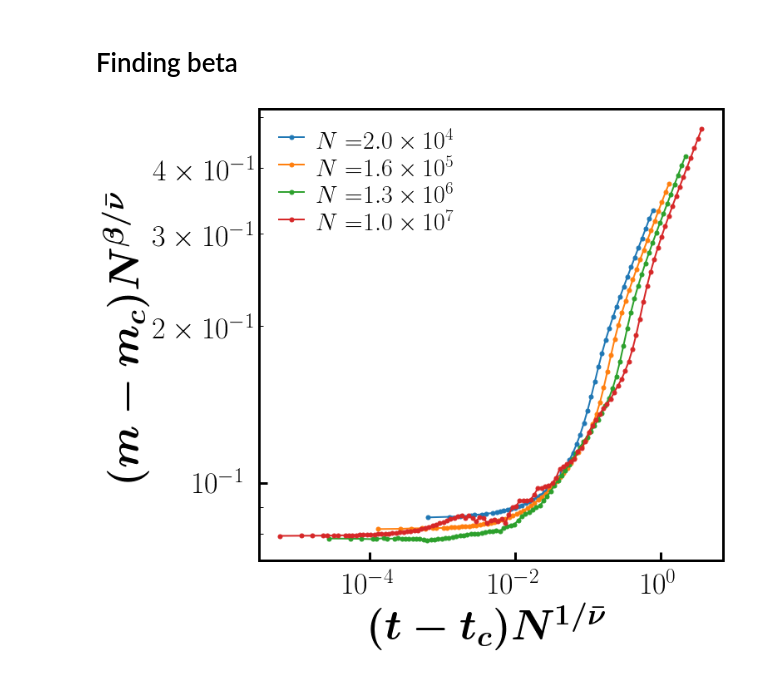
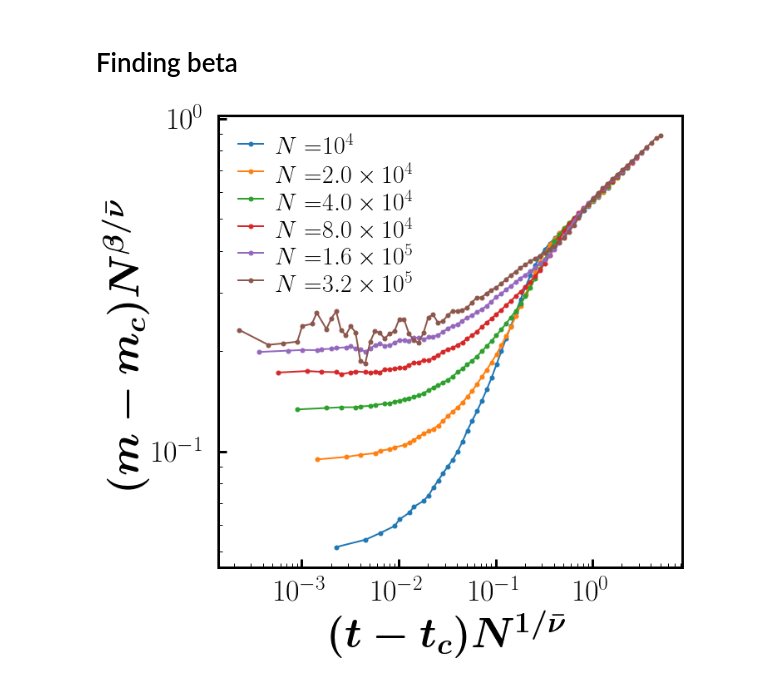
Before and after one commit to hoyunchoi/mBFW, a Jupyter notebook: src/exponents.ipynb, the cells around one changed output. Drawn from its saved outputs; the diff is of its cells as text; code cells hidden in the pictures.

```diff
--- a/src/exponents.ipynb
+++ b/src/exponents.ipynb
@@ -15,11 +15,12 @@ time = {}
 points = {}
 #* ---------------------------------------------------------
 orderParameter = {}
+netOrderParameter = {}
+singleOrderParameter = {}
 meanClusterSize = {}
 orderParameterVariance = {}
+netOrderParameterVariance = {}
 interEventTime = {}
-netOrderParameter = {}
-singleOrderParameter = {}
 #* ---------------------------------------------------------
 orderParameterDist_t = {}
 orderParameterDist = {}
@@ -29,21 +30,24 @@ clusterSizeDist = {}
 interEventTime_orderParameter = {}
 # %%
 # for networkSize in networkSizeList:
-for networkSize in [20000, 160000, 1280000, 10240000]:
+for networkSize in [10000, 20000, 40000, 80000, 160000, 320000]:
+# for networkSize in [10240000]:
     time[networkSize] = np.arange(0.0, 1.0, 1/networkSize)
     # for acceptanceThreshold in acceptanceThresholdList:
     for acceptanceThreshold in [0.5]:
         current = networkSize, acceptanceThreshold
-        points[current] = rd.readPoints(networkSize, acceptanceThreshold)
+        # points[current] = rd.readPoints(networkSize, acceptanceThreshold)
         #* -------------------------------------------------------
         orderParameter[current] = rd.read("orderParameter", networkSize, acceptanceThreshold)
         meanClusterSize[current] = rd.read("meanClusterSize", networkSize, acceptanceThreshold)
         orderParameterVariance[current] = rd.read("orderParameterVariance", networkSize, acceptanceThreshold)
         # interEventTime[current] = rd.read("interEventTime", networkSize, acceptanceThreshold)
         netOrderParameter[current] = {}
+        netOrderParameterVariance[current] = {}
         for state in ["sub", "super"]:
             netOrderParameter[current][state] = rd.read("netOrderParameter", networkSize, acceptanceThreshold, state)
-        singleOrderParameter[current] = rd.read("singleOrderParameter", networkSize, acceptanceThreshold)
+            netOrderParameterVariance[current][state] = rd.read("netOrderParameterVariance", networkSize, acceptanceThreshold, state)
+        # singleOrderParameter[current] = rd.read("singleOrderParameter", networkSize, acceptanceThreshold)
         #* ---------------------------------------------------------
         # orderParameterDist_t[current] = rd.extractRepeater("orderParameterDist", networkSize, acceptanceThreshold)
         # for t in orderParameterDist_t[current]:
@@ -163,41 +169,43 @@ Gamma: 10.0, nu_bar: 10
 # %%
 fig, ax = plt.subplots()
 ax.set_rasterized(True)
 
 acceptanceThreshold = 0.5
-t_c = 0.931
-m_c = 0.81
+t_c = 0.93
+m_c = 0.75
 
-x = 0.058
-nu_bar = 4
+x = 0.1
+nu_bar = 3.0
 beta = x * nu_bar
 
 def plotTOP(scaled):
-    for networkSize in [20000, 160000, 1280000, 10240000]:
+    for networkSize in [10000, 20000, 40000, 80000, 160000, 320000]:
         current = networkSize, acceptanceThreshold
         net_t, net_op = netOrderParameter[current]["super"]
-        reduced_t, reduced_op = net_t - t_c*networkSize, net_op-m_c
-        reduced_t, reduced_op = avgLogBin(reduced_t[reduced_t>0], reduced_op[reduced_t > 0], delta_exponent=0.05)
+        reduced_t, reduced_op = net_t - t_c * networkSize, net_op - m_c
+        reduced_t, reduced_op = reduced_t[reduced_t > 0], reduced_op[reduced_t > 0]
+        reduced_t, reduced_op = avgLogBin(reduced_t[reduced_op > 0], reduced_op[reduced_op > 0], delta_exponent=0.05)
+        # print(reduced_t[0] + t_c * networkSize)
         reduced_t /= networkSize
 
-
         if scaled:
-            ax.plot(reduced_t * np.power(networkSize, 1.0/nu_bar), reduced_op * np.power(networkSize, x), 'o-', label=latex_string("N=") + latex_sci(networkSize, 1), linewidth=2, markersize=5)
+            ax.plot(reduced_t * np.power(networkSize, 1.0 / nu_bar), reduced_op * np.power(networkSize, x), 'o-', label=latex_string("N=") + latex_sci(networkSize, 1), linewidth=2, markersize=5)
         else:
-            ax.plot(reduced_t , reduced_op, 'o-', label=latex_string("N=") + latex_sci(networkSize, 1), linewidth=2, markersize=5)
+            ax.plot(reduced_t, reduced_op, 'o-', label=latex_string("N=") + latex_sci(networkSize, 1), linewidth=2, markersize=5)
     ax.set_xscale('log')
     ax.set_yscale('log')
     ax.legend(loc="best", fontsize=30)
     if scaled:
         ax.set_xlabel(latex_bold_string("(t-t_c)N^{1/\\bar{\\nu}}"))
         ax.set_ylabel(latex_bold_string("(m-m_c)N^{\\beta/\\bar{\\nu}}"))
     else:
         ax.set_xlabel(latex_bold_string("t-t_c"))
         ax.set_ylabel(latex_bold_string("m-m_c"))
 
+
 plotTOP(scaled=True)
 # plotTOP(scaled=False)
 
 fig.show()
 # %% [output]
-[figure, old version]
+[figure, new version]
```
Also changed, not shown: parts of 2 cells of this notebook, 5 other files.
